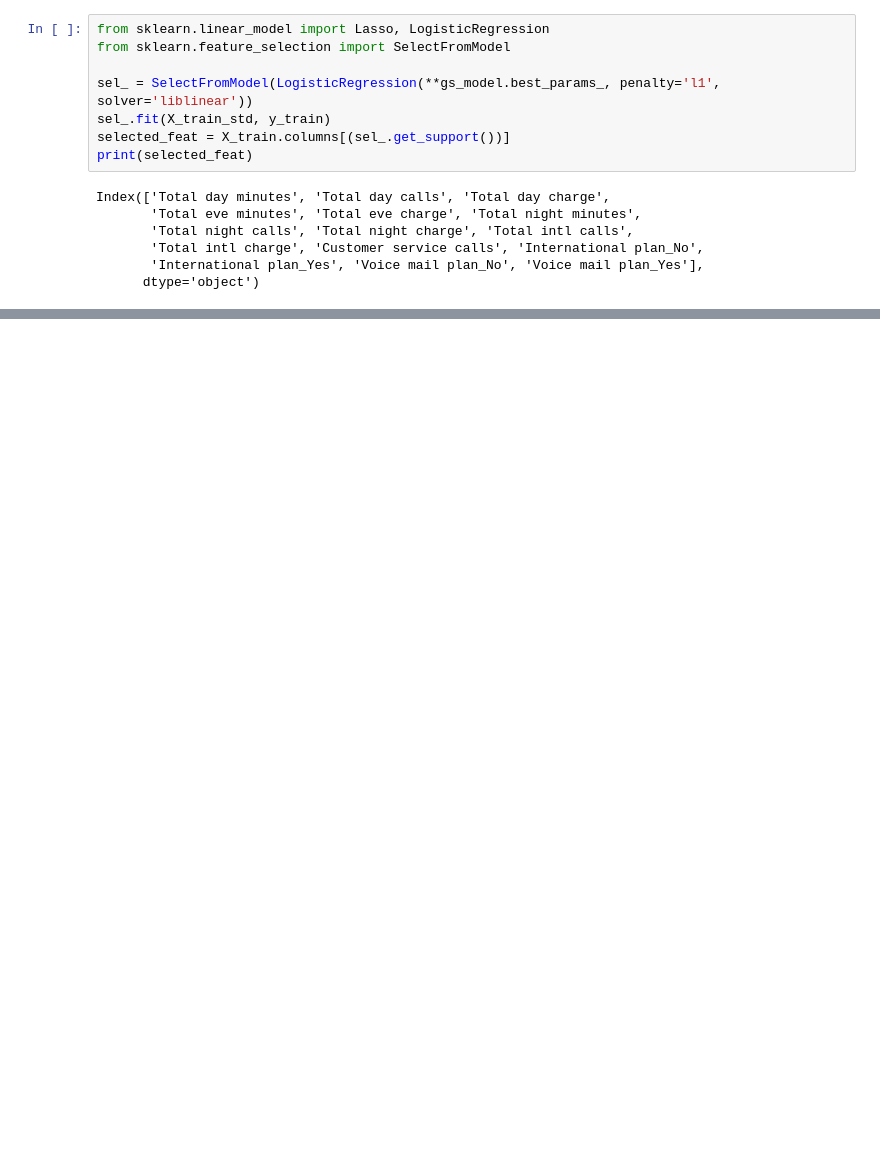
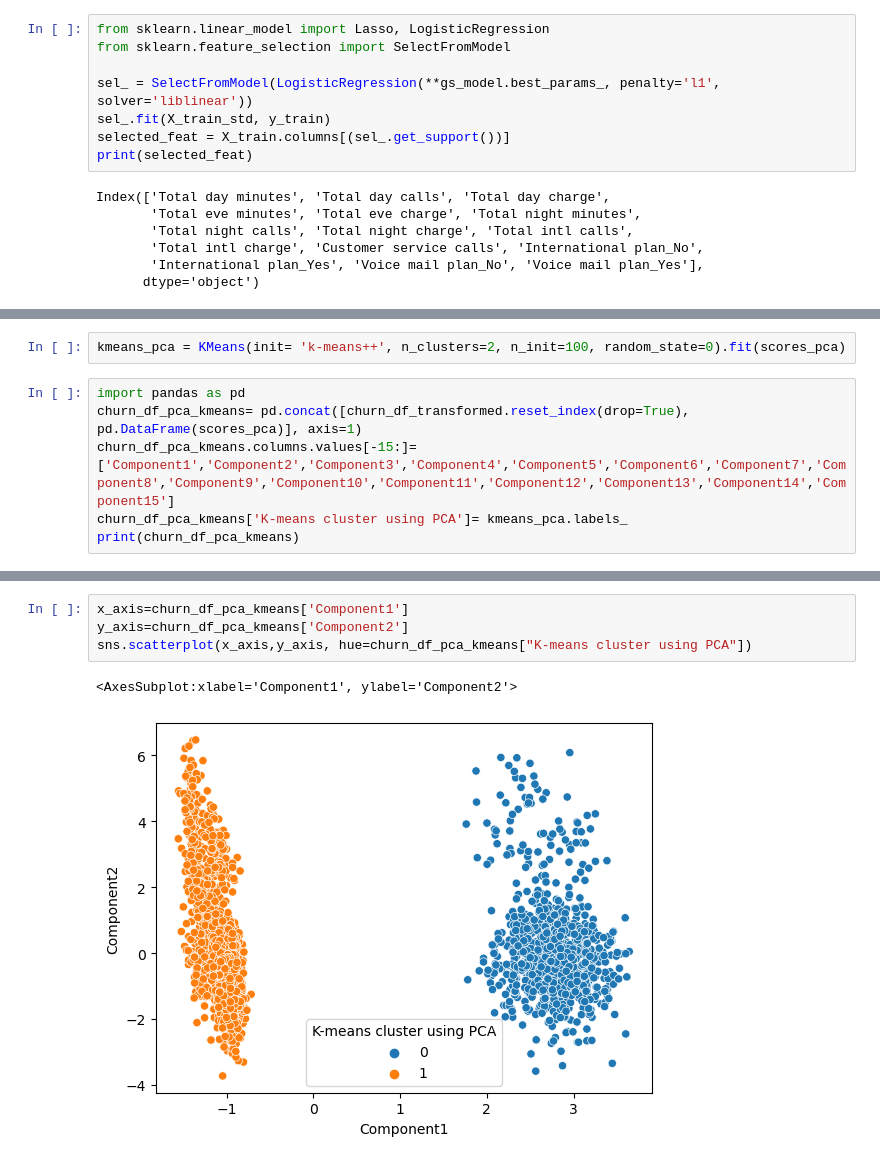
Before and after one commit to nidheepatil1/Determine-Churn-Rate, a Jupyter notebook: DetermineChurnRate.ipynb, the cells around one changed output, grey strips where cells are left out. Saved outputs shown, nothing was run; the diff lists cells and outputs as text; blank space fills up the shorter version.

```diff
--- a/DetermineChurnRate.ipynb
+++ b/DetermineChurnRate.ipynb
@@ -225,0 +360,8 @@ Index(['Total day minutes', 'Total day calls', 'Total day charge',
+# %%
+kmeans_pca = KMeans(init= 'k-means++', n_clusters=2, n_init=100, random_state=0).fit(scores_pca)
+# %%
+import pandas as pd
+churn_df_pca_kmeans= pd.concat([churn_df_transformed.reset_index(drop=True), pd.DataFrame(scores_pca)], axis=1)
+churn_df_pca_kmeans.columns.values[-15:]=['Component1','Component2','Component3','Component4','Component5','Component6','Component7','Component8','Component9','Component10','Component11','Component12','Component13','Component14','Component15']
+churn_df_pca_kmeans['K-means cluster using PCA']= kmeans_pca.labels_
+print(churn_df_pca_kmeans)
@@ -225,0 +386,7 @@ Index(['Total day minutes', 'Total day calls', 'Total day charge',
+# %%
+x_axis=churn_df_pca_kmeans['Component1']
+y_axis=churn_df_pca_kmeans['Component2']
+sns.scatterplot(x_axis,y_axis, hue=churn_df_pca_kmeans["K-means cluster using PCA"])
+# %% [output]
+<AxesSubplot:xlabel='Component1', ylabel='Component2'>
+[figure, added]
```
Also changed, not shown: parts of 13 cells of this notebook.
